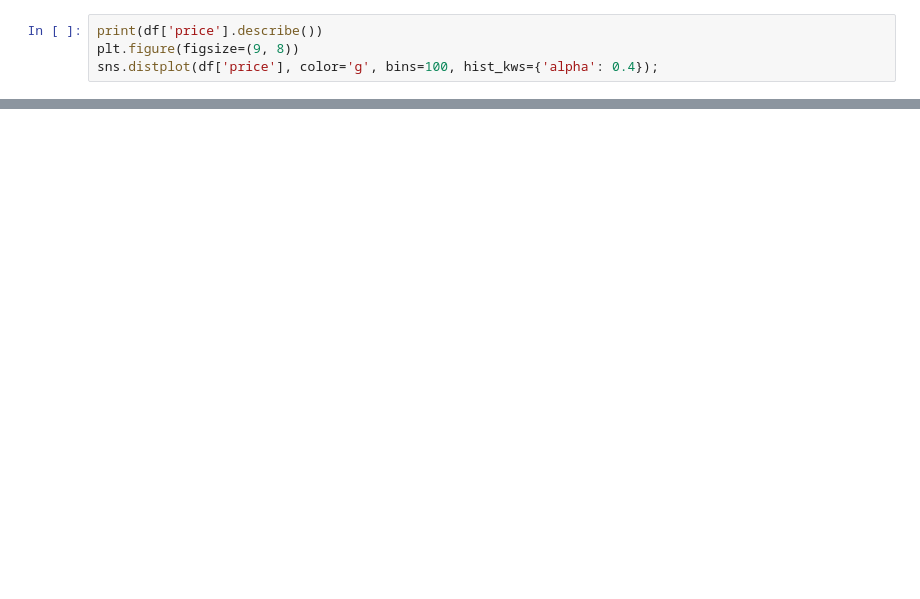
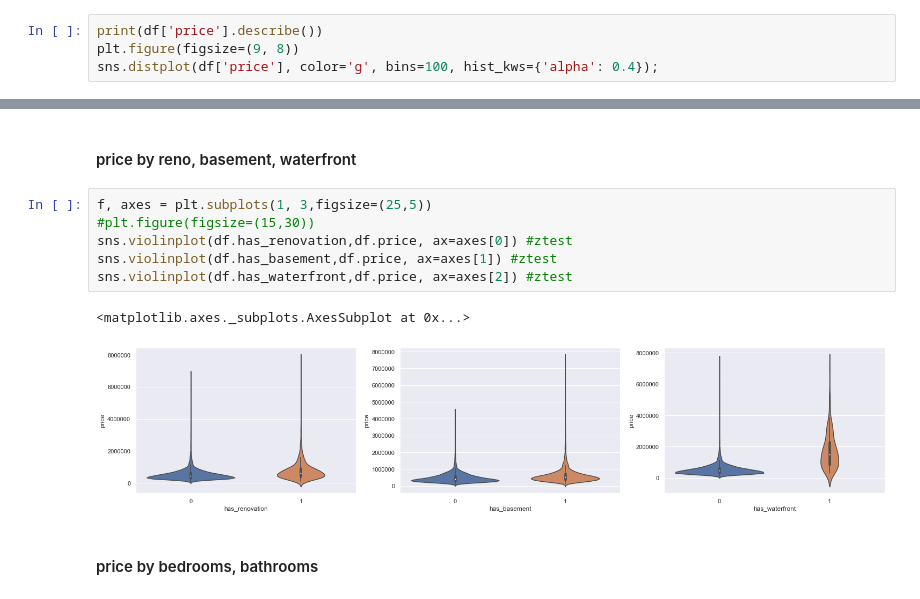
Before and after one commit to Al-Cap/A-House-with-a-View, a Jupyter notebook: Notebooks/EDA_AW.ipynb, the cells around one changed output, grey strips where cells are left out. Cells and saved outputs as stored; diff of their text form; blank space fills up the shorter version.

```diff
--- a/Notebooks/EDA_AW.ipynb
+++ b/Notebooks/EDA_AW.ipynb
@@ -102,3 +126,16 @@ df
+# %% [markdown]
+#### price by reno, basement, waterfront
+# %%
+f, axes = plt.subplots(1, 3,figsize=(25,5))
+#plt.figure(figsize=(15,30))
+sns.violinplot(df.has_renovation,df.price, ax=axes[0]) #ztest
+sns.violinplot(df.has_basement,df.price, ax=axes[1]) #ztest
+sns.violinplot(df.has_waterfront,df.price, ax=axes[2]) #ztest
+# %% [output]
+<matplotlib.axes._subplots.AxesSubplot at 0x...>
+[figure, added]
+# %% [markdown]
+#### price by bedrooms, bathrooms
 # %%
 f, axes = plt.subplots(1, 2,figsize=(15,5))
 #plt.figure(figsize=(15,30))
```
Also changed, not shown: parts of 27 cells of this notebook, 1 other file.
